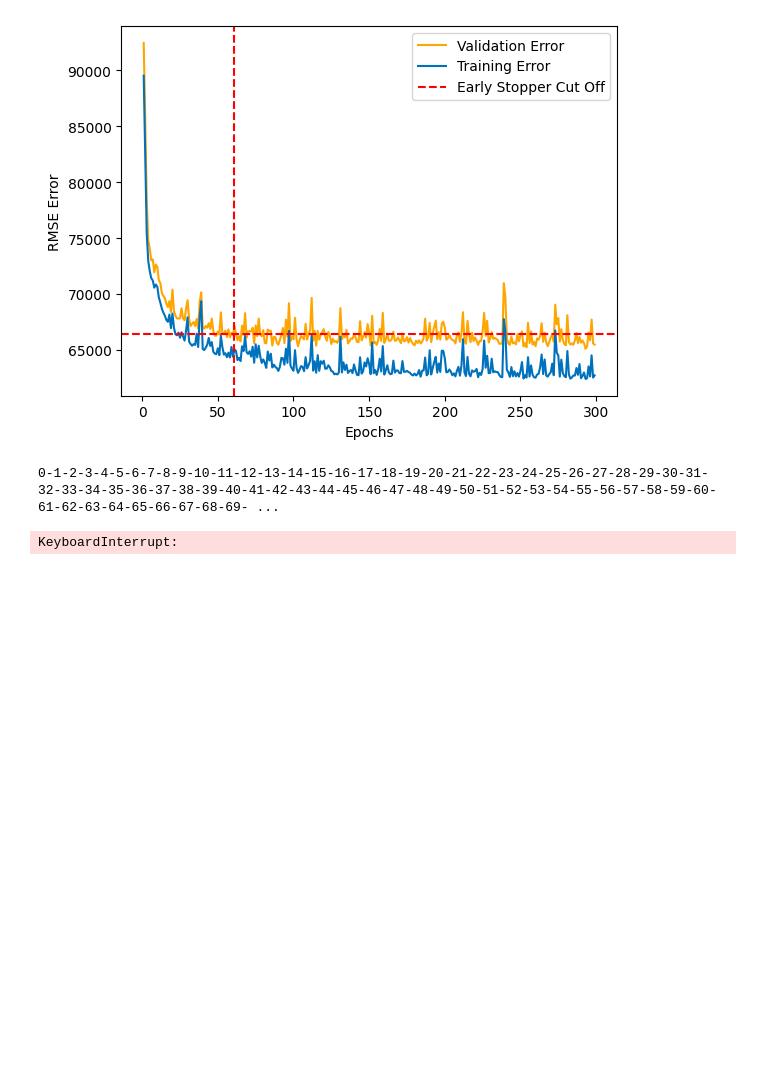
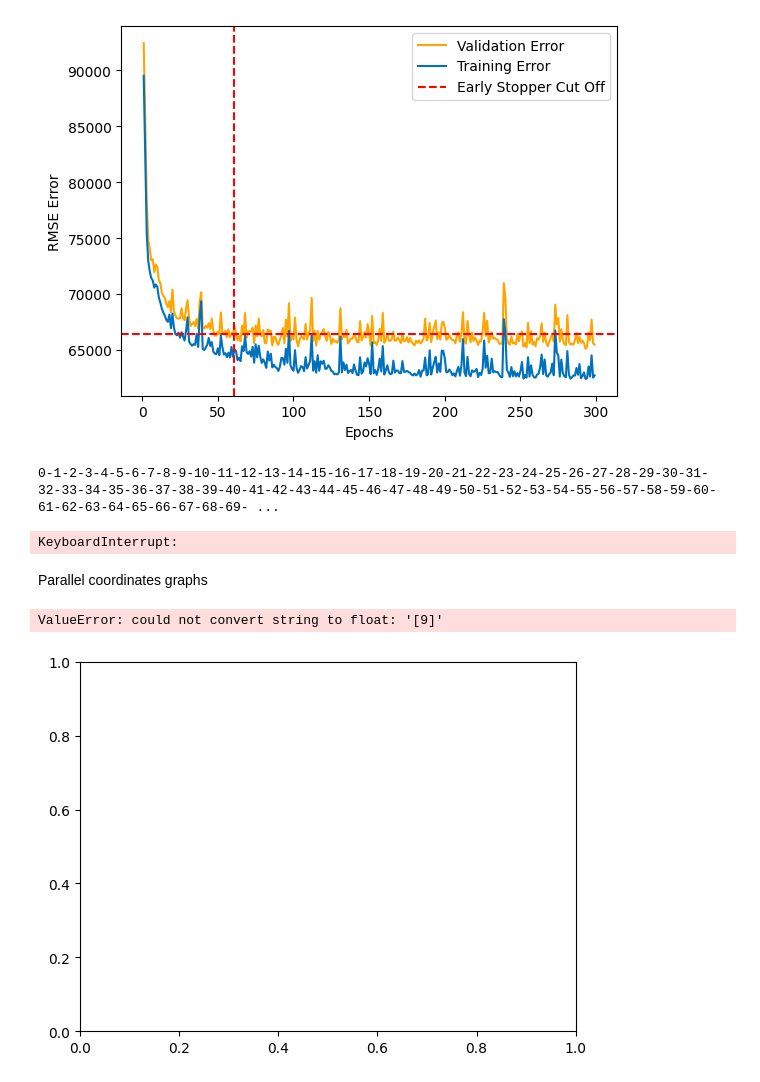
Before and after one commit to Shaanukstar123/Artificial-Neural-Network-Predicting-House-Prices, a Jupyter notebook: hyperparamhelper.ipynb, the cells around one changed output. Drawn from its saved outputs; the diff is of its cells as text; code cells hidden in the pictures; blank space fills up the shorter version.

```diff
--- a/hyperparamhelper.ipynb
+++ b/hyperparamhelper.ipynb
@@ -229,3 +231,12 @@ blah.fit(x_train, y_train)
 # %% [output]
 0-1-2-3-4-5-6-7-8-9-10-11-12-13-14-15-16-17-18-19-20-21-22-23-24-25-26-27-28-29-30-31-32-33-34-35-36-37-38-39-40-41-42-43-44-45-46-47-48-49-50-51-52-53-54-55-56-57-58-59-60-61-62-63-64-65-66-67-68-69- ...
 KeyboardInterrupt:
+# %% [markdown]
+Parallel coordinates graphs
+# %%
+parallelData = pd.read_csv("hyperparamresults/res.csv", sep=',')
+pd.plotting.parallel_coordinates(parallelData, 'mean_test_score', cols=['param_batchSize', 'param_learningRate'])
+plt.show()
+# %% [output]
+ValueError: could not convert string to float: '[9]'
+[figure, added]
```
Also changed, not shown: parts of 1 cell of this notebook, 1 other file.
